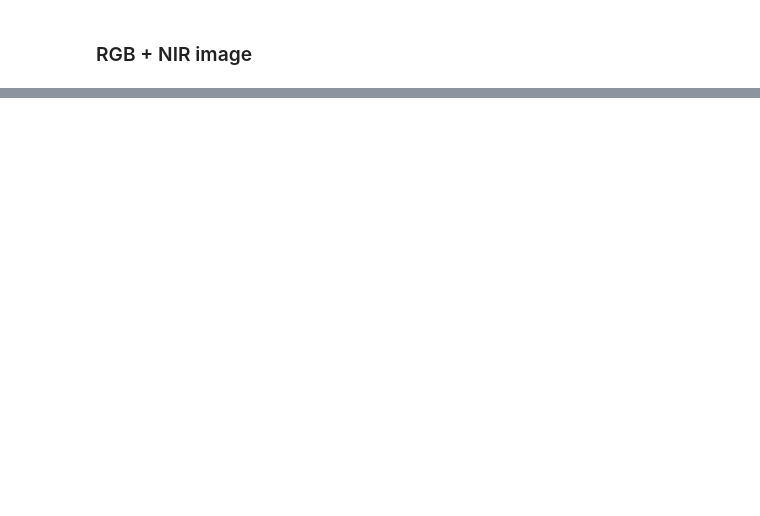
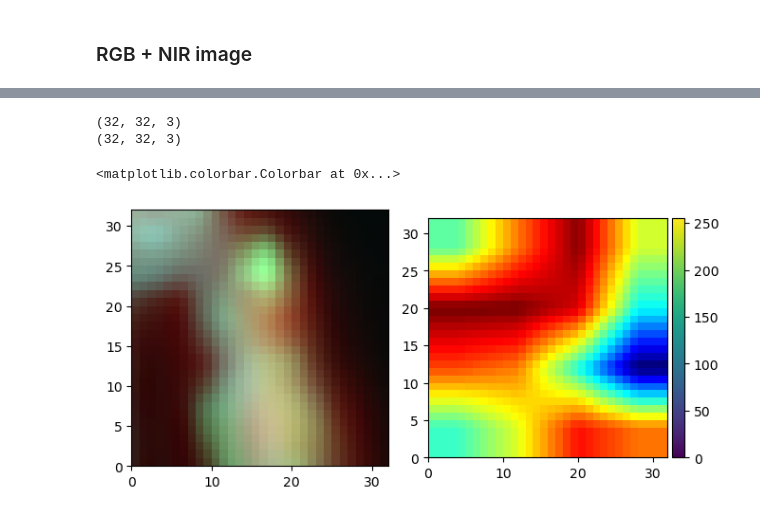
Before and after one commit to ccpfoye/IPEO_Group3_Project, a Jupyter notebook: load_data.ipynb, the cells around one changed output, grey strips where cells are left out. Saved outputs shown, nothing was run; the diff lists cells and outputs as text; code cells hidden in the pictures; blank space fills up the shorter version.

```diff
--- a/load_data.ipynb
+++ b/load_data.ipynb
@@ -461,0 +535,26 @@ plt.show()
+# %%
+grad_model = tf.keras.models.Model([model_rgb.inputs], [model_rgb.get_layer(LAYER_NAME).output, model_rgb.output])
+
+with tf.GradientTape() as tape:
+    conv_outputs, predictions = grad_model(np.array([image_test]))
+    loss = predictions[:, CAT_CLASS_INDEX]
+
+output = conv_outputs[0]
+grads = tape.gradient(loss, conv_outputs)[0]
+
+gate_f = tf.cast(output > 0, 'float32')
+gate_r = tf.cast(grads > 0, 'float32')
+guided_grads = tf.cast(output > 0, 'float32') * tf.cast(grads > 0, 'float32') * grads
+
+weights = tf.reduce_mean(guided_grads, axis=(0, 1))
+
+cam = np.ones(output.shape[0: 2], dtype = np.float32)
+
+for i, w in enumerate(weights):
+    cam += w * output[:, :, i]
+
+cam = cv2.resize(cam.numpy(), (32, 32))
+cam = np.maximum(cam, 0)
+heatmap = (cam - cam.min()) / (cam.max() - cam.min())
+
+cam = cv2.applyColorMap(np.uint8(255*heatmap), cv2.COLORMAP_JET)
@@ -461,0 +567,27 @@ plt.show()
+# %%
+rgb_image = (image_test / np.max(image_test) * 255).astype(np.uint8)
+# %%
+print(rgb_image.shape)
+print(cam.shape)
+# %% [output]
+(32, 32, 3)
+(32, 32, 3)
+# %%
+plt.subplot(1,2,1)
+plt.pcolormesh(rgb_image)
+plt.gca().set_aspect('equal')
+
+plt.subplot(1,2,2)
+plt.pcolormesh(cam)
+plt.gca().set_aspect('equal')
+
+plt.tight_layout()
+
+from mpl_toolkits.axes_grid1 import make_axes_locatable
+divider = make_axes_locatable(plt.gca())
+cax = divider.append_axes("right", size="5%", pad=0.05)
+
+plt.colorbar(cax=cax)
+# %% [output]
+<matplotlib.colorbar.Colorbar at 0x...>
+[figure, added]
```
Also changed, not shown: parts of 26 cells of this notebook, 8 other files.
